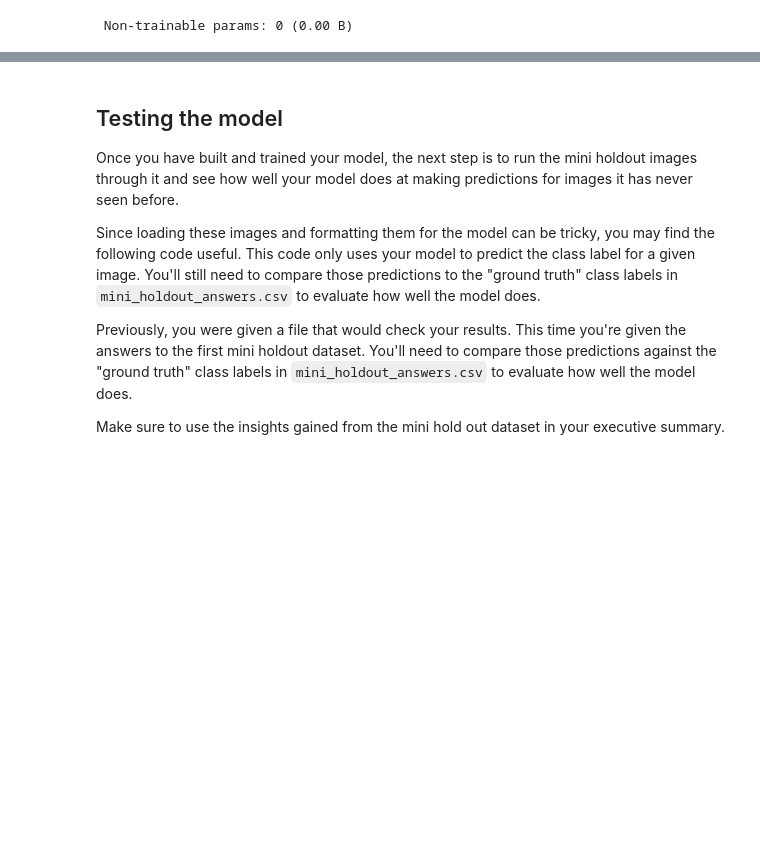
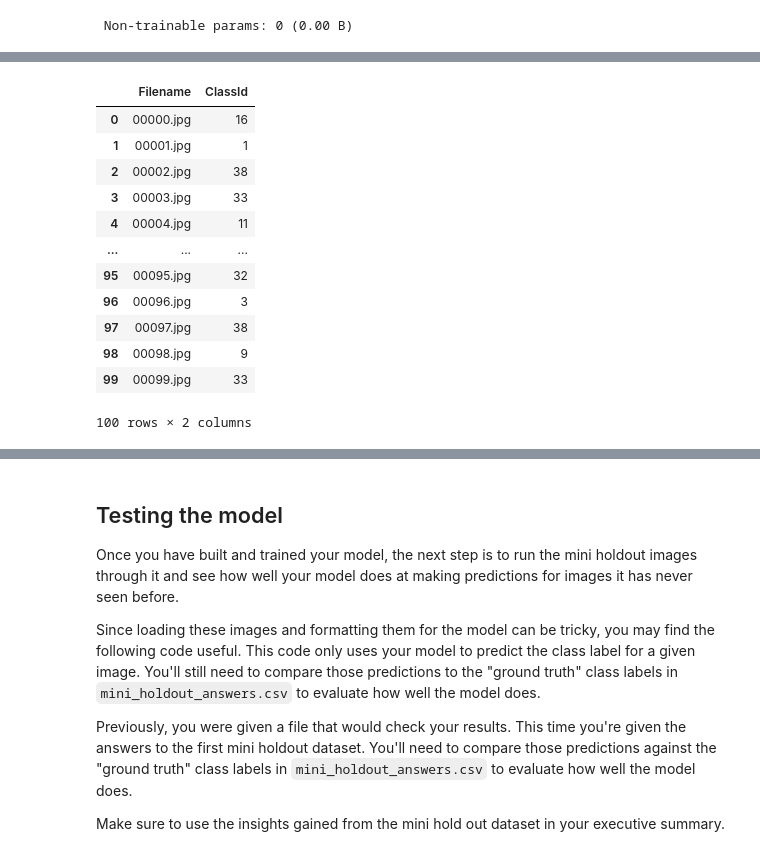
Before and after one commit to levi-wj/signs_case_study, a Jupyter notebook: starter_signs_Josh.ipynb, the cells around one changed output, grey strips where cells are left out. Saved outputs shown, nothing was run; the diff lists cells and outputs as text; code cells hidden in the pictures; blank space fills up the shorter version.

```diff
--- a/starter_signs_Josh.ipynb
+++ b/starter_signs_Josh.ipynb
@@ -221,0 +294,17 @@ Epoch 30/30
+# %%
+real_answers = pd.read_csv("mini_holdout_answers.csv")
+real_answers.head(100)
+# %% [output]
+|  | Filename | ClassId |
+| 0 | 00000.jpg | 16 |
+| 1 | 00001.jpg | 1 |
+| 2 | 00002.jpg | 38 |
+| 3 | 00003.jpg | 33 |
+| 4 | 00004.jpg | 11 |
+| ... | ... | ... |
+| 95 | 00095.jpg | 32 |
+| 96 | 00096.jpg | 3 |
+| 97 | 00097.jpg | 38 |
+| 98 | 00098.jpg | 9 |
+| 99 | 00099.jpg | 33 |
+100 rows × 2 columns
```
Also changed, not shown: parts of 7 cells of this notebook.
